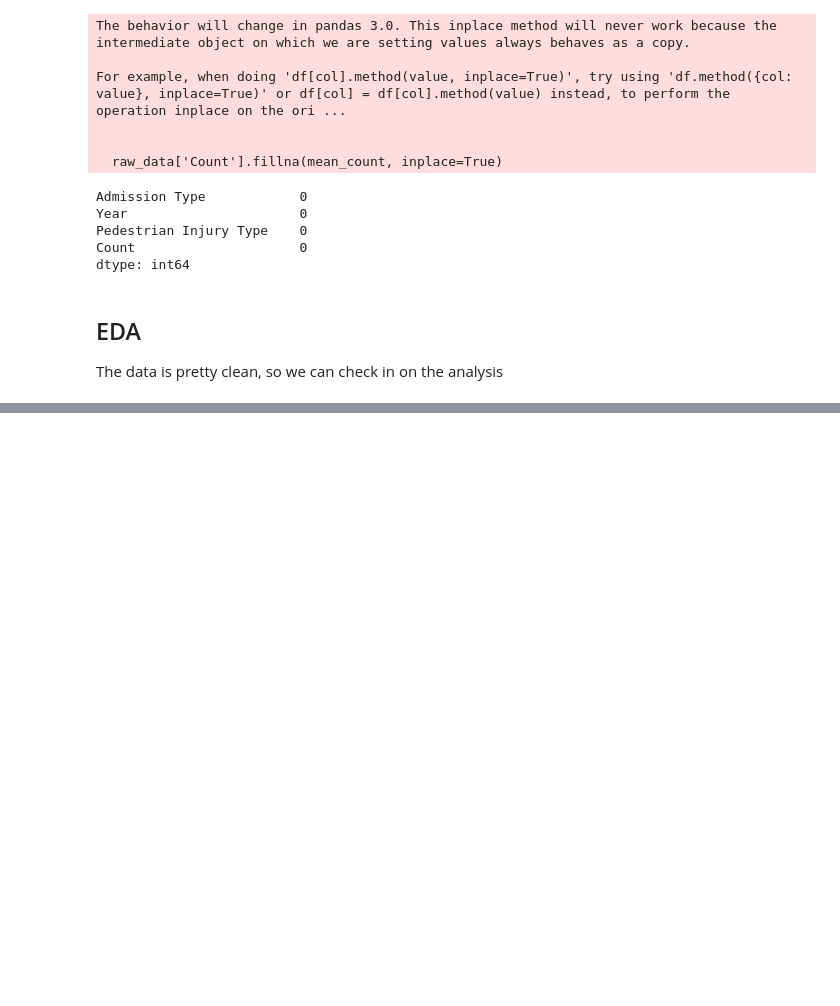
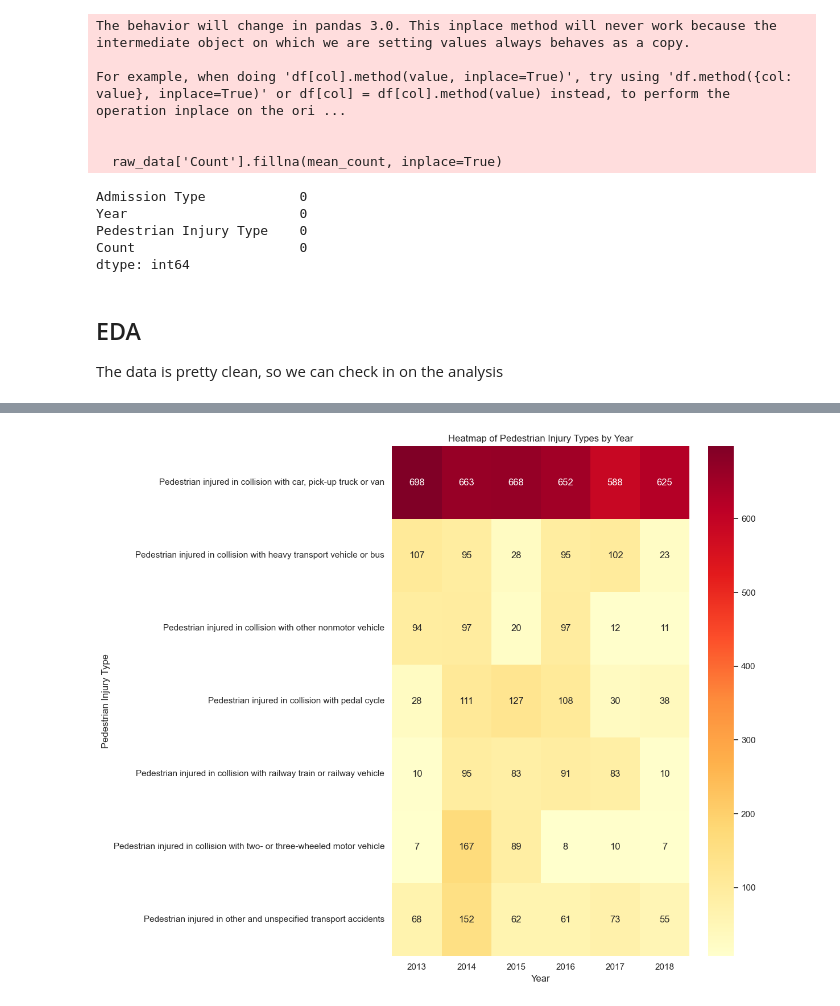
Before and after one commit to Essam-Khawaja/Pedestrian-Accidents-Calgary, a Jupyter notebook: data_analysis_injuries.ipynb, the cells around one changed output, grey strips where cells are left out. Saved outputs shown, nothing was run; the diff lists cells and outputs as text; code cells hidden in the pictures; blank space fills up the shorter version.

```diff
--- a/data_analysis_injuries.ipynb
+++ b/data_analysis_injuries.ipynb
@@ -97,0 +118,18 @@ The data is pretty clean, so we can check in on the analysis
+# %%
+pivot_table = df.pivot_table(
+    index='Pedestrian Injury Type',
+    columns='Year',
+    values='Count',
+    aggfunc='sum',
+    fill_value=0
+)
+
+plt.figure(figsize=(12, 10))
+sns.heatmap(pivot_table, annot=True, fmt=".0f", cmap="YlOrRd")
+plt.title('Heatmap of Pedestrian Injury Types by Year')
+plt.xlabel('Year')
+plt.ylabel('Pedestrian Injury Type')
+plt.tight_layout()
+plt.show()
+# %% [output]
+[figure, added]
```
Also changed, not shown: parts of 4 cells of this notebook.
